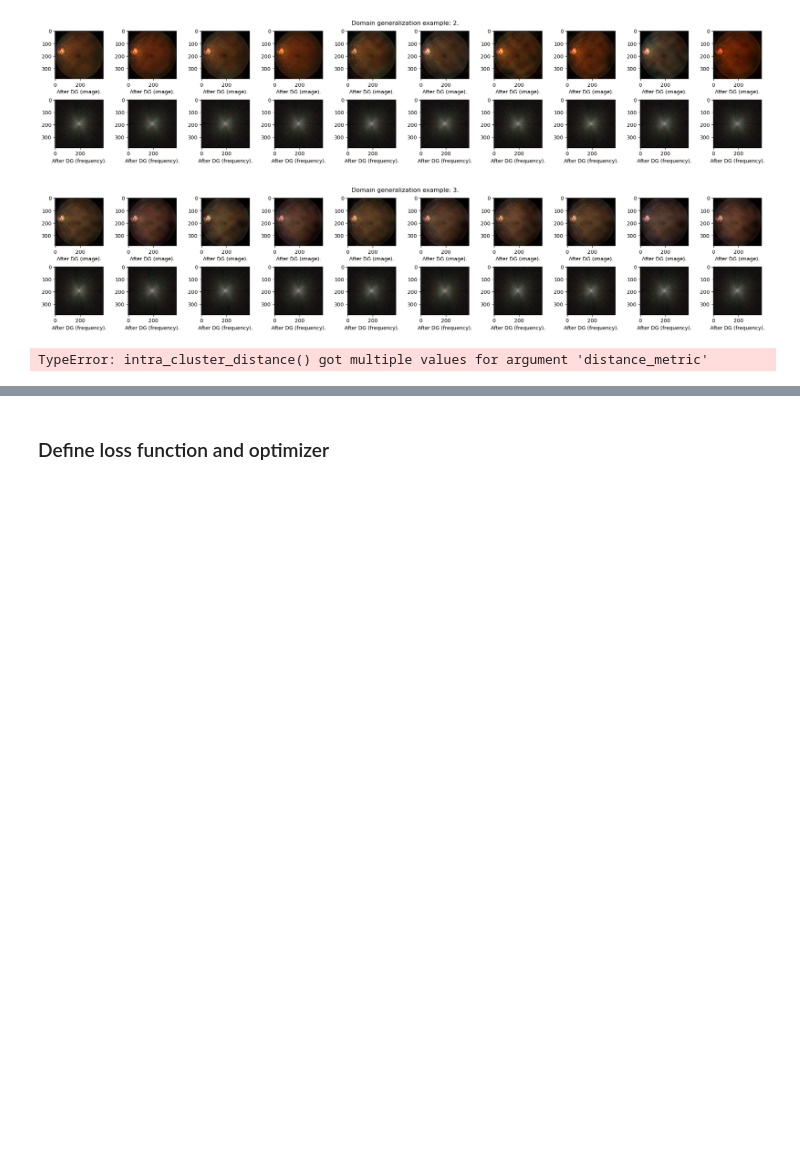
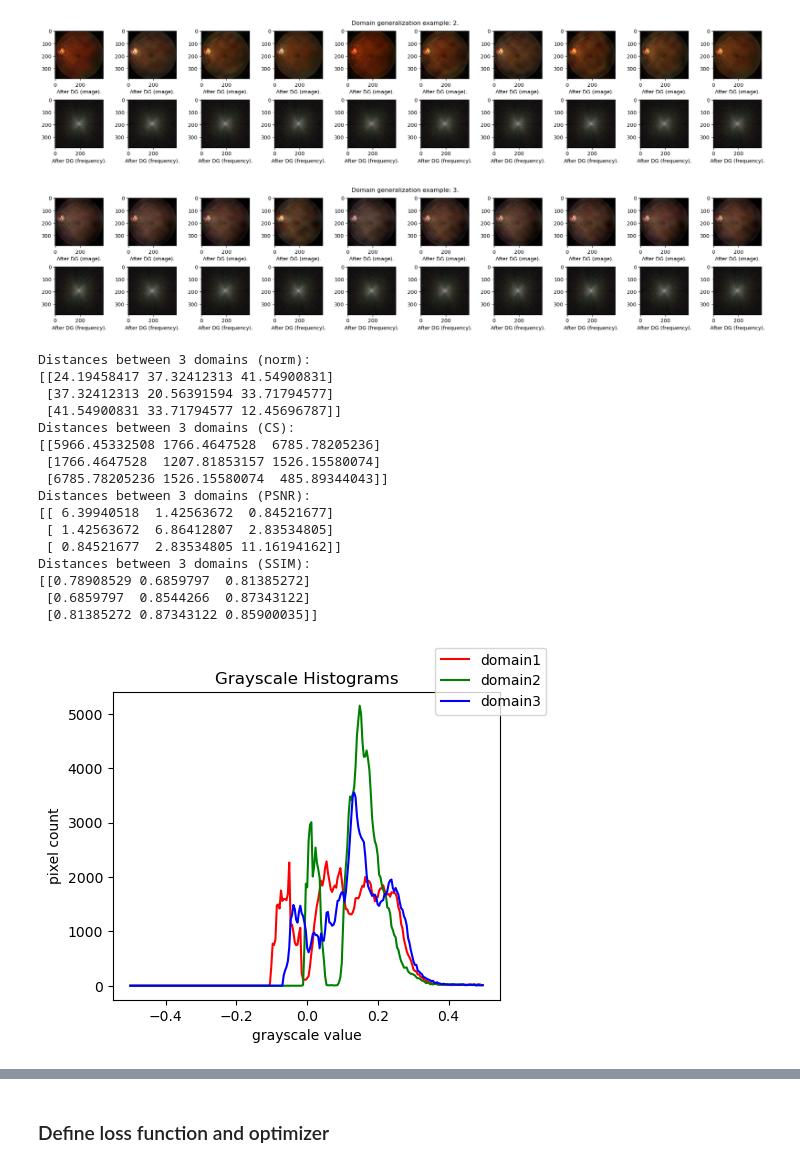
Before and after one commit to QianrenLi/DG_Segmentation_released, a Jupyter notebook: project1.ipynb, the cells around one changed output, grey strips where cells are left out. Saved outputs shown, nothing was run; the diff lists cells and outputs as text; code cells hidden in the pictures; blank space fills up the shorter version.

```diff
--- a/project1.ipynb
+++ b/project1.ipynb
@@ -105,35 +104,55 @@ for i in range(3):
             D_norm[i,j] = intra_cluster_distance(dg_outputs_domains[i],distance_metric=norm_dist,ord=None)
             D_CS[i,j] = intra_cluster_distance(dg_outputs_domains[i],distance_metric=CS_dist)
             D_PSNR[i,j] = intra_cluster_distance(dg_outputs_domains[i],distance_metric=PSNR_metric)
             D_SSIM[i,j] = intra_cluster_distance(dg_outputs_domains[i],distance_metric=SSIM_metric)
         else:
             D_norm[i,j] = inter_cluster_diatance(dg_outputs_domains[i],dg_outputs_domains[j],distance_type=2,distance_metric=norm_dist,ord=None)[0]
             D_CS[i,j] = inter_cluster_diatance(dg_outputs_domains[i],dg_outputs_domains[j],distance_type=2,distance_metric=CS_dist)[0]
             D_PSNR[i,j] = inter_cluster_diatance(dg_outputs_domains[i],dg_outputs_domains[j],distance_type=2,distance_metric=PSNR_metric)[0]
             D_SSIM[i,j] = inter_cluster_diatance(dg_outputs_domains[i],dg_outputs_domains[j],distance_type=2,distance_metric=SSIM_metric)[0]
 print('Distances between 3 domains (norm):')
 print(D_norm)
 print('Distances between 3 domains (CS):')
 print(D_CS)
 print('Distances between 3 domains (PSNR):')
 print(D_PSNR)
 print('Distances between 3 domains (SSIM):')
 print(D_SSIM)
 def rgb2gray(rgb):
-    r, g, b = rgb[0,:,:], rgb[1,:,:], rgb[2,:,:] # PIL读到图片是RGB顺序
+    r, g, b = rgb[:,0,:,:], rgb[:,1,:,:], rgb[:,2,:,:] # N * C * H * W
     gray = 0.2989 * r + 0.5870 * g + 0.1140 * b
     return gray
-domain1_gray_average = np.mean(rgb2gray(dg_outputs_domains[0]),axis=0)
-domain2_gray_average = np.mean(rgb2gray(dg_outputs_domains[1]),axis=0)
-domain3_gray_average = np.mean(rgb2gray(dg_outputs_domains[2]),axis=0)
+domain1_gray = rgb2gray(dg_outputs_domains[0])
+domain2_gray = rgb2gray(dg_outputs_domains[1])
+domain3_gray = rgb2gray(dg_outputs_domains[2])
+domain1_gray_average = np.mean(domain1_gray,axis=0)
+domain2_gray_average = np.mean(domain2_gray,axis=0)
+domain3_gray_average = np.mean(domain3_gray,axis=0)
 histogram1, bin_edges1 = np.histogram(domain1_gray_average, bins=256, range=(-0.5, 0.5))
 histogram2, bin_edges2 = np.histogram(domain2_gray_average, bins=256, range=(-0.5, 0.5))
 histogram3, bin_edges3 = np.histogram(domain3_gray_average, bins=256, range=(-0.5, 0.5))
 plt.figure(figsize=(5,4))
 plt.title("Grayscale Histograms")
 plt.xlabel("grayscale value")
 plt.ylabel("pixel count")
 plt.plot(bin_edges1[0:-1], histogram1,'r', bin_edges2[0:-1], histogram2, 'g', bin_edges3[0:-1], histogram3, 'b')
 plt.figlegend(["domain1","domain2","domain3"],loc='upper right')
+plt.grid(False)
 # %% [output]
-TypeError: intra_cluster_distance() got multiple values for argument 'distance_metric'
+Distances between 3 domains (norm):
+[[24.19458417 37.32412313 41.54900831]
+ [37.32412313 20.56391594 33.71794577]
+ [41.54900831 33.71794577 12.45696787]]
+Distances between 3 domains (CS):
+[[5966.45332508 1766.4647528  6785.78205236]
+ [1766.4647528  1207.81853157 1526.15580074]
+ [6785.78205236 1526.15580074  485.89344043]]
+Distances between 3 domains (PSNR):
+[[ 6.39940518  1.42563672  0.84521677]
+ [ 1.42563672  6.86412807  2.83534805]
+ [ 0.84521677  2.83534805 11.16194162]]
+Distances between 3 domains (SSIM):
+[[0.78908529 0.6859797  0.81385272]
+ [0.6859797  0.8544266  0.87343122]
+ [0.81385272 0.87343122 0.85900035]]
+[figure, added]
```
Also changed, not shown: parts of 5 cells of this notebook.
